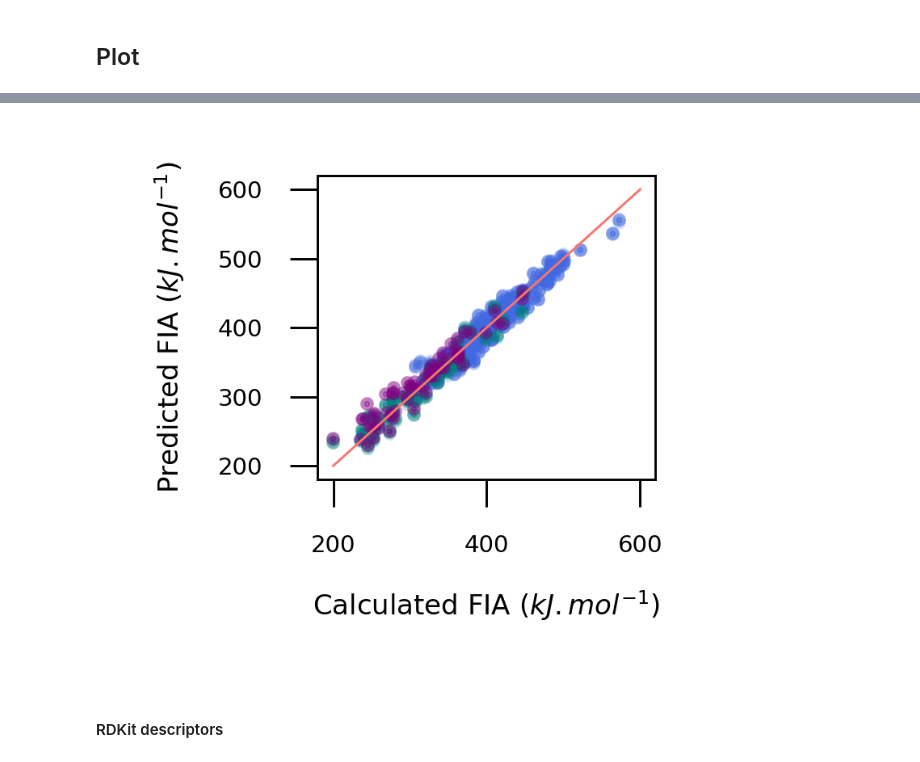
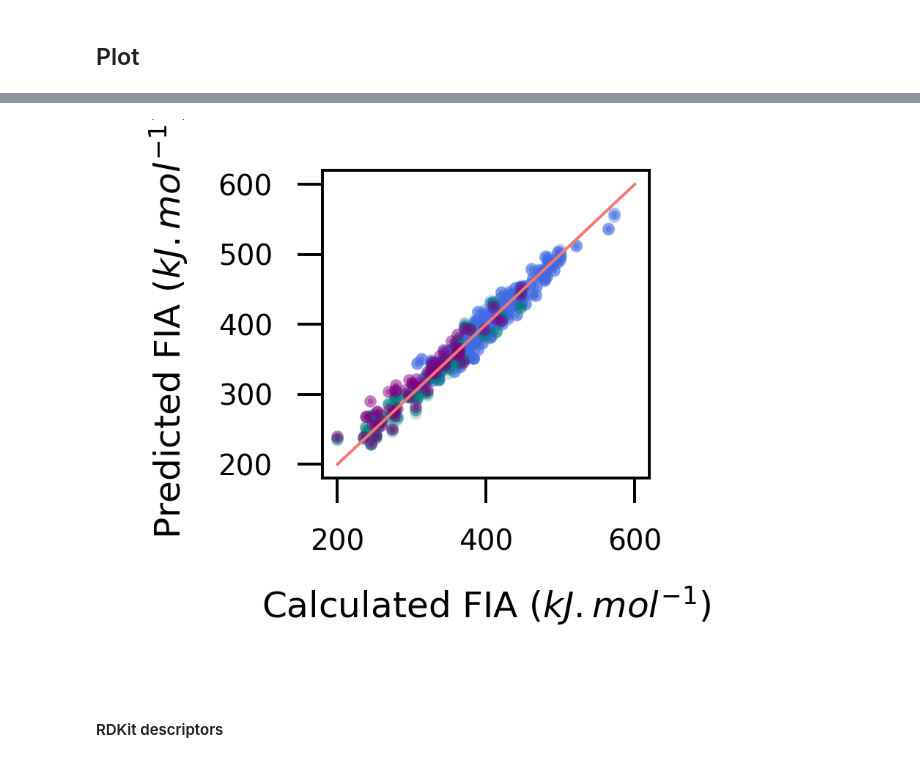
Before and after one commit to jfenogli/XAI_boron_LA, a Jupyter notebook: notebooks/Extrapolation.ipynb, the cells around one changed output, grey strips where cells are left out. Cells and saved outputs as stored; diff of their text form; code cells hidden in the pictures.

```diff
--- a/notebooks/Extrapolation.ipynb
+++ b/notebooks/Extrapolation.ipynb
@@ -512,8 +512,8 @@ names = get_names(descriptors)
 S1 = 'ONO'
 S2 = 'NNN'
 # %%
-X_S1, X_S1_reduced, Y_S1 = reduce_descr(S1, descriptors, names, reduced_features_final)
-X_S2, X_S2_reduced, Y_S2 = reduce_descr(S2, descriptors, names, reduced_features_final)
+X_S1, X_S1_reduced, Y_S1 = reduce_descr(S1, descriptors, names, reduced_features)
+X_S2, X_S2_reduced, Y_S2 = reduce_descr(S2, descriptors, names, reduced_features)
 
 reduced = 'False'
 
@@ -635,40 +625,40 @@ r_b = PearsonRResult(statistic=0.9603106596703362, pvalue=2.070749474464143e-34)
 # %%
-fig = plt.figure(figsize=(1.1,1))
+fig = plt.figure(figsize=(1.2,1.1))
 
 ax2 = plt.subplot()
 
-ax2.scatter(x=total_Y_S1_test_reduced, y=total_Y_S1_pred_test_reduced, marker = 'o', s = 0.5, c="royalblue", alpha=0.2, label =f'{S1} trained on {S1}')
-ax2.scatter(x=total_Y_S2_test_reduced, y=total_Y_S2_pred_test_reduced, marker = 'o', s = 0.5, c="teal", alpha=0.2, label=f'{S2} trained on {S2}')
-ax2.scatter(x=Y_S2, y=Y_pred_S2_train_S1_reduced,c = 'purple', marker = 'o', s = 0.5, alpha=0.5, label=f'{S2} trained on {S1}')
+ax2.scatter(x=total_Y_S1_test_reduced, y=total_Y_S1_pred_test_reduced, marker = 'o', s = 0.5, c="royalblue", alpha=0.2, label =r"ONO $\rightarrow$ ONO")
+ax2.scatter(x=total_Y_S2_test_reduced, y=total_Y_S2_pred_test_reduced, marker = 'o', s = 0.5, c="teal", alpha=0.2, label=r'NNN $\rightarrow$ NNN')
+ax2.scatter(x=Y_S2, y=Y_pred_S2_train_S1_reduced,c = 'purple', marker = 'o', s = 0.5, alpha=0.5, label=r'ONO $\rightarrow$ NNN')
 #plt.scatter(x = FIA_ONO_reduced, y = FIA_ONO_reduced, s = 80, c='g')
 intervalle = np.linspace(200, 600, 100)
 ax2.plot(intervalle, intervalle, "#F8766D", label = "y=x")
 
 z = np.polyfit(Y_S2, Y_pred_S2_train_S1_reduced, 1)
 p = np.poly1d(z)
 
 #ax2.plot(Y_S2,p(Y_S2),"#F8766D", label = f"fit $y=a \cdot x+b$ \na = {round(z[0],2)} \nb = {round(z[1],2)}")
 #print('r_b =', pearsonr(Y_S2,Y_pred_S2_train_S1_reduced) )
 
-ax2.set_ylabel('Predicted FIA ($kJ.mol^{-1}$)', fontsize = 3.5)
-ax2.set_xlabel('Calculated FIA ($kJ.mol^{-1}$)', fontsize = 3.5)
-ax2.tick_params(labelsize = 3)
+ax2.set_ylabel('Predicted FIA ($kJ.mol^{-1}$)', fontsize = 5)
+ax2.set_xlabel('Calculated FIA ($kJ.mol^{-1}$)', fontsize = 5)
+ax2.tick_params(labelsize = 4)
 for line in ax2.lines:
-	line.set_linewidth(0.3)
+	line.set_linewidth(0.4)
 for spine in ax2.spines.values():
-    spine.set_linewidth(0.3)
-ax2.tick_params(width = 0.3)
+    spine.set_linewidth(0.4)
+ax2.tick_params(width = 0.4)
 
 #ax2.set_title('B.', loc='left', fontsize =10)
-#ax2.legend(fontsize = 3)
+#ax2.legend(fontsize = 4.5, loc= 'lower right')
 
 plt.tight_layout()
 
 plt.show()
 
 fig.savefig(f'../results/extrapolation/extrapolation_CV_Ridge_reduced_quantum_small.svg', format = 'svg', transparent = True, bbox_inches='tight', dpi = 400)
 # %% [output]
-[figure, old version]
+[figure, new version]
 # %% [markdown]
 #### RDKit descriptors
 # %%
```
Also changed, not shown: parts of 4 cells of this notebook, 4 other files.
